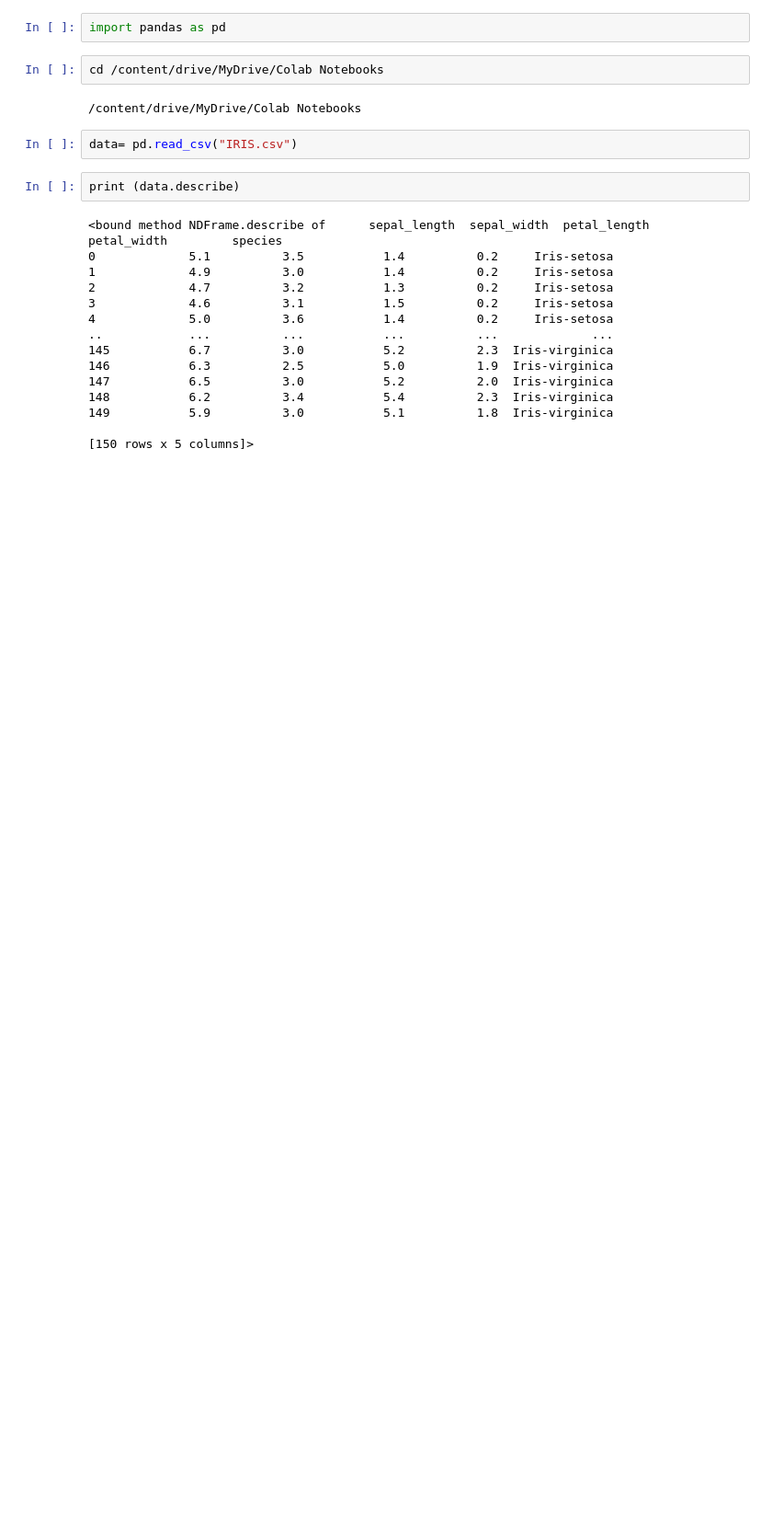
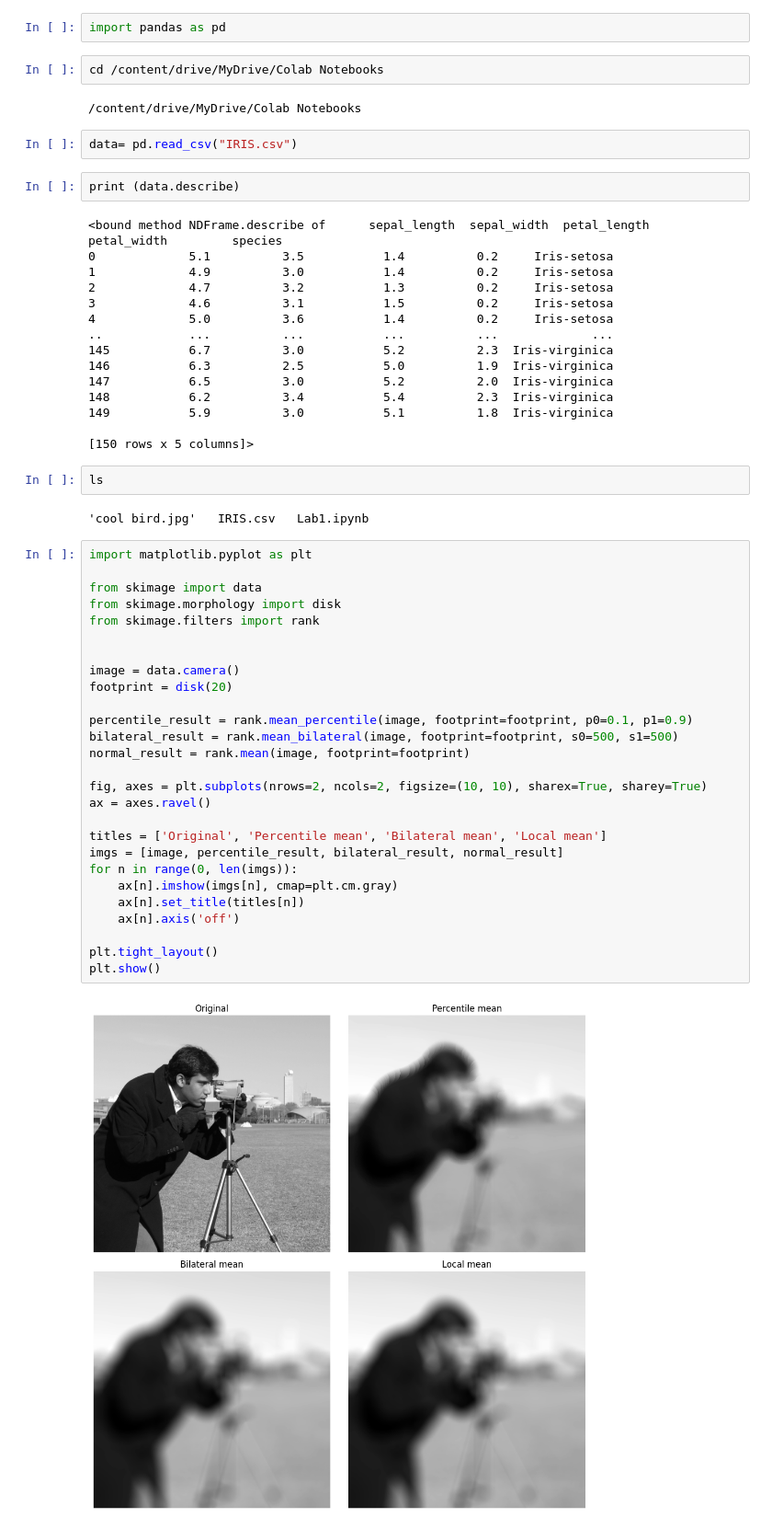
Before and after one commit to shubhs27/500107856_Deep-Learning-Lab, a Jupyter notebook: Lab1.ipynb, the cells around one changed output. Shown: that part at 92% size. Saved outputs shown, nothing was run; the diff lists cells and outputs as text; blank space fills up the shorter version.

```diff
--- a/Lab1.ipynb
+++ b/Lab1.ipynb
@@ -25,3 +25,36 @@ print (data.describe)
 149           5.9          3.0           5.1          1.8  Iris-virginica
 
 [150 rows x 5 columns]>
+# %%
+ls
+# %% [output]
+'cool bird.jpg'   IRIS.csv   Lab1.ipynb
+# %%
+import matplotlib.pyplot as plt
+
+from skimage import data
+from skimage.morphology import disk
+from skimage.filters import rank
+
+
+image = data.camera()
+footprint = disk(20)
+
+percentile_result = rank.mean_percentile(image, footprint=footprint, p0=0.1, p1=0.9)
+bilateral_result = rank.mean_bilateral(image, footprint=footprint, s0=500, s1=500)
+normal_result = rank.mean(image, footprint=footprint)
+
+fig, axes = plt.subplots(nrows=2, ncols=2, figsize=(10, 10), sharex=True, sharey=True)
+ax = axes.ravel()
+
+titles = ['Original', 'Percentile mean', 'Bilateral mean', 'Local mean']
+imgs = [image, percentile_result, bilateral_result, normal_result]
+for n in range(0, len(imgs)):
+    ax[n].imshow(imgs[n], cmap=plt.cm.gray)
+    ax[n].set_title(titles[n])
+    ax[n].axis('off')
+
+plt.tight_layout()
+plt.show()
+# %% [output]
+[figure, added]
```
